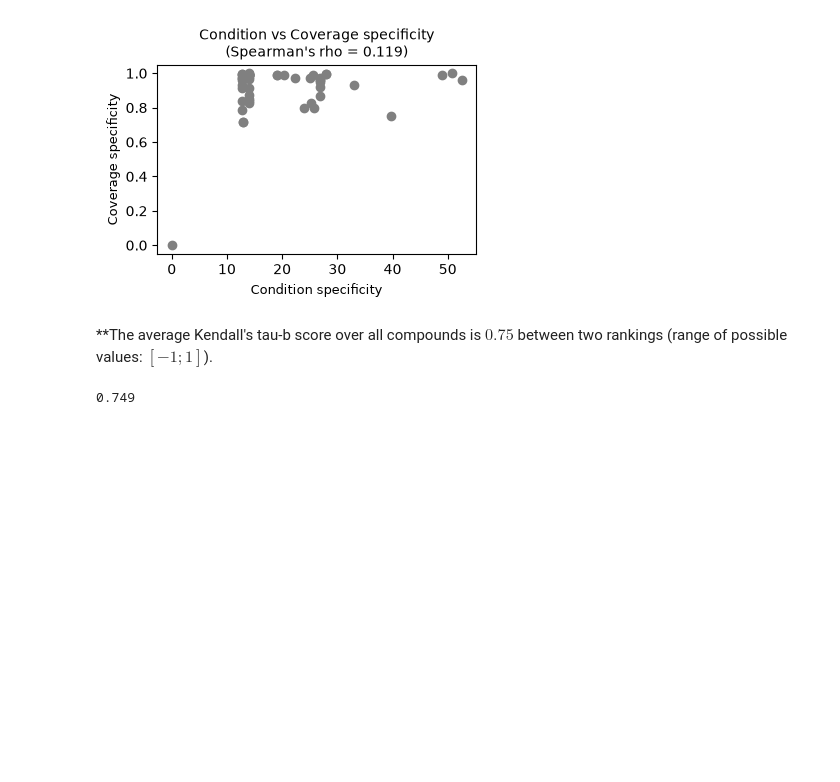
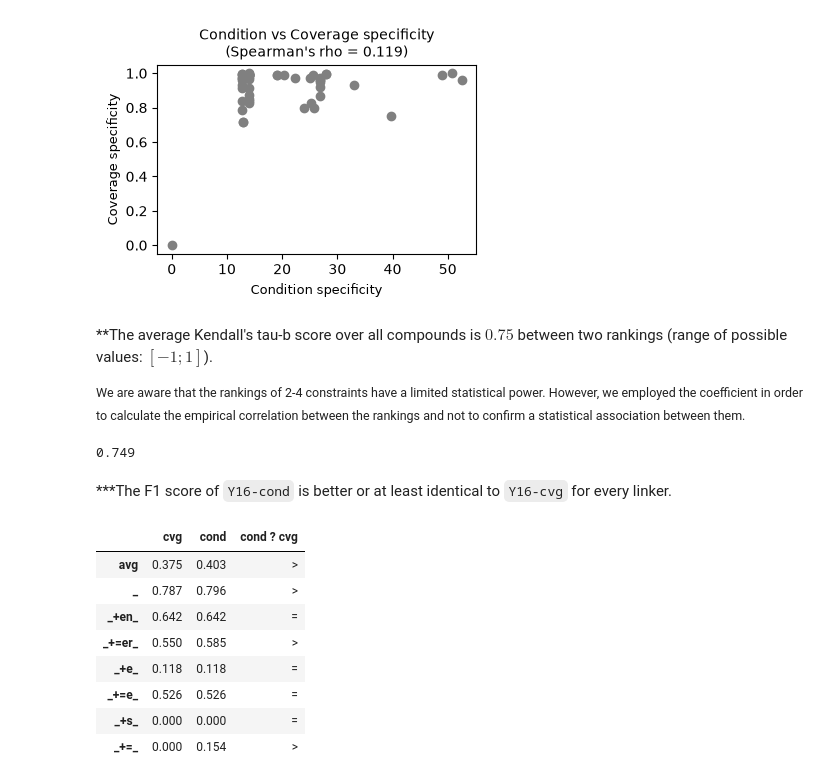
Before and after one commit to maxschmaltz/DieKonstraints, a Jupyter notebook: comp_modeling/inspect.ipynb, the cells around one changed output. Cells and saved outputs as stored; diff of their text form; code cells hidden in the pictures; blank space fills up the shorter version.

```diff
--- a/comp_modeling/inspect.ipynb
+++ b/comp_modeling/inspect.ipynb
@@ -1591,6 +1605,10 @@ plt.show()
 [figure]
 # %% [markdown]
 **The average Kendall's tau-b score over all compounds is $0.75$ between two rankings (range of possible values: $[-1; 1]$).
+
+<small>
+We are aware that the rankings of 2-4 constraints have a limited statistical power. However, we employed the coefficient in order to calculate the empirical correlation between the rankings and not to confirm a statistical association between them.
+</small>
 # %%
 taus = []
 for gen_df_y16cvg, gen_df_y16cond in zip(
@@ -1620,3 +1638,27 @@ tau_avg = np.mean(taus).round(3).item()
 tau_avg
 # %% [output]
 0.749
+# %% [markdown]
+***The F1 score of `Y16-cond` is better or at least identical to `Y16-cvg` for every linker.
+# %%
+f1s_cvg = load_tsv_generic("out/yang-cvg/f1_acc_df.tsv")["f1"]
+f1s_cvg.name = "cvg"
+f1s_cond = load_tsv_generic("out/yang-cond/f1_acc_df.tsv")["f1"]
+f1s_cond.name = "cond"
+f1s_cvg_cond = pd.concat((f1s_cvg, f1s_cond), axis=1)
+f1s_cvg_cond["cond ? cvg"] = f1s_cvg_cond.apply(
+    lambda row: ">" if row["cond"] > row["cvg"] else
+    "<" if row["cond"] < row["cvg"] else "=",
+    axis=1
+)
+f1s_cvg_cond
+# %% [output]
+|  | cvg | cond | cond ? cvg |
+| avg | 0.375 | 0.403 | > |
+| _ | 0.787 | 0.796 | > |
+| _+en_ | 0.642 | 0.642 | = |
+| _+=er_ | 0.550 | 0.585 | > |
+| _+e_ | 0.118 | 0.118 | = |
+| _+=e_ | 0.526 | 0.526 | = |
+| _+s_ | 0.000 | 0.000 | = |
+| _+=_ | 0.000 | 0.154 | > |
```
Also changed, not shown: parts of 9 cells of this notebook.
